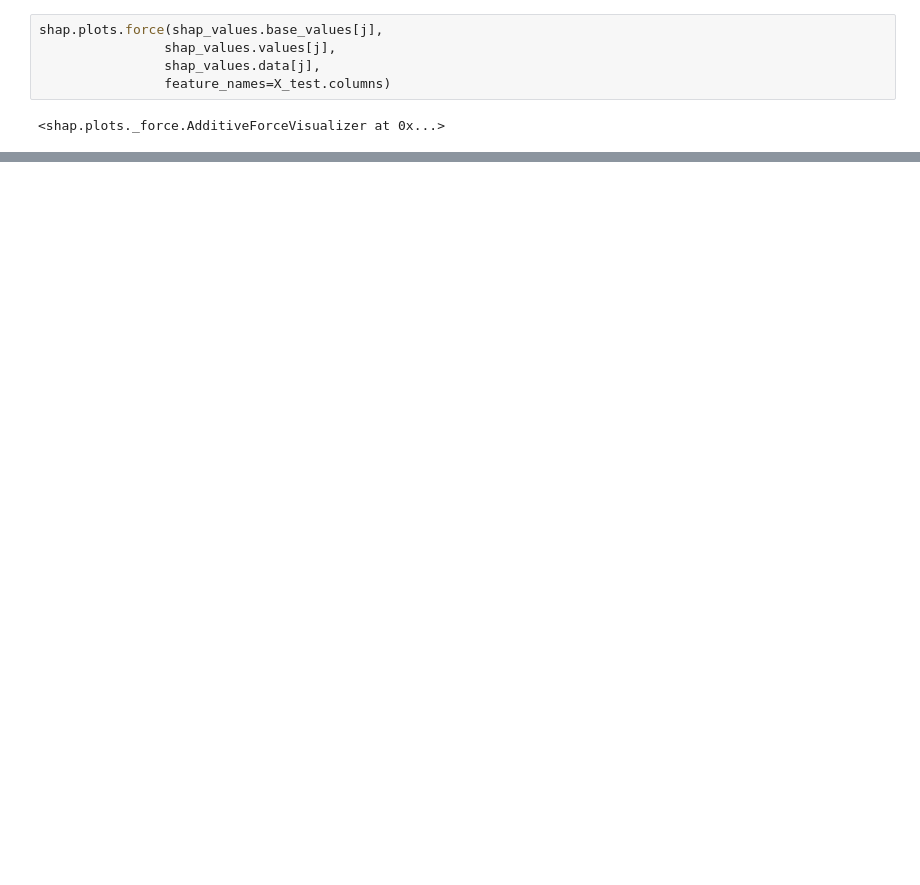
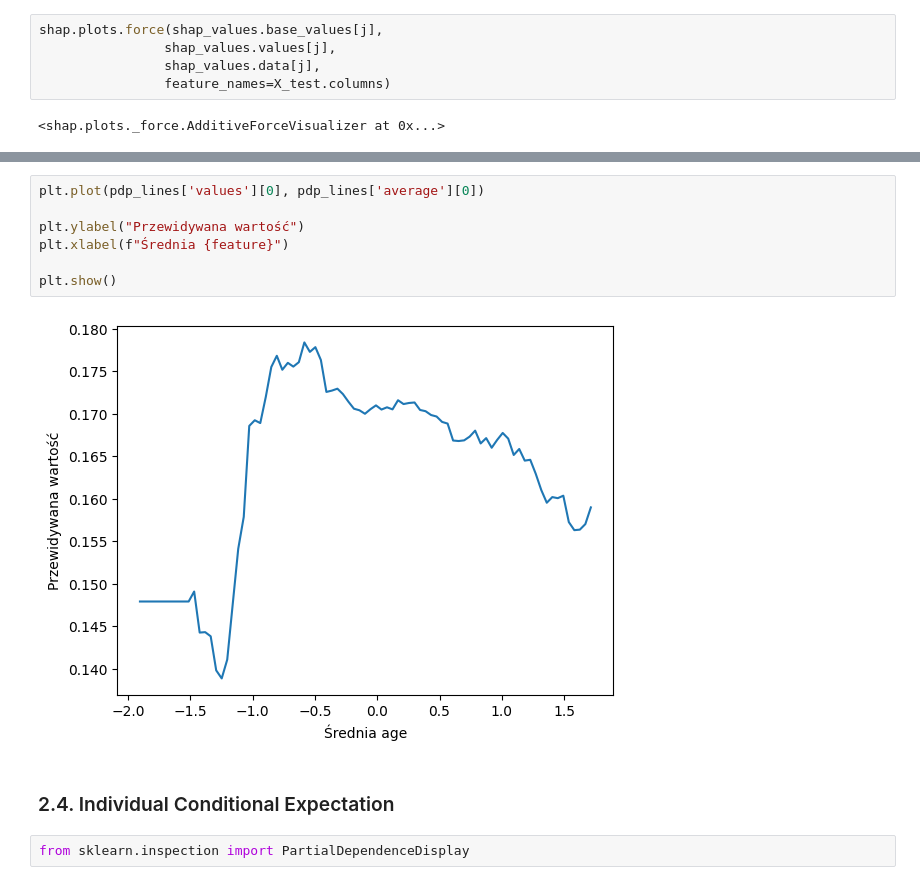
Before and after one commit to ST4N3R/xai, a Jupyter notebook: blackboxmodels.ipynb, the cells around one changed output, grey strips where cells are left out. Drawn from its saved outputs; the diff is of its cells as text; blank space fills up the shorter version.

```diff
--- a/blackboxmodels.ipynb
+++ b/blackboxmodels.ipynb
@@ -113,0 +208,13 @@ shap.plots.waterfall(shap_values[j])
+# %%
+plt.plot(pdp_lines['values'][0], pdp_lines['average'][0])
+
+plt.ylabel("Przewidywana wartość")
+plt.xlabel(f"Średnia {feature}")
+
+plt.show()
+# %% [output]
+[figure, added]
+# %% [markdown]
+### 2.4. Individual Conditional Expectation
+# %%
+from sklearn.inspection import PartialDependenceDisplay
```
Also changed, not shown: parts of 13 cells of this notebook.
